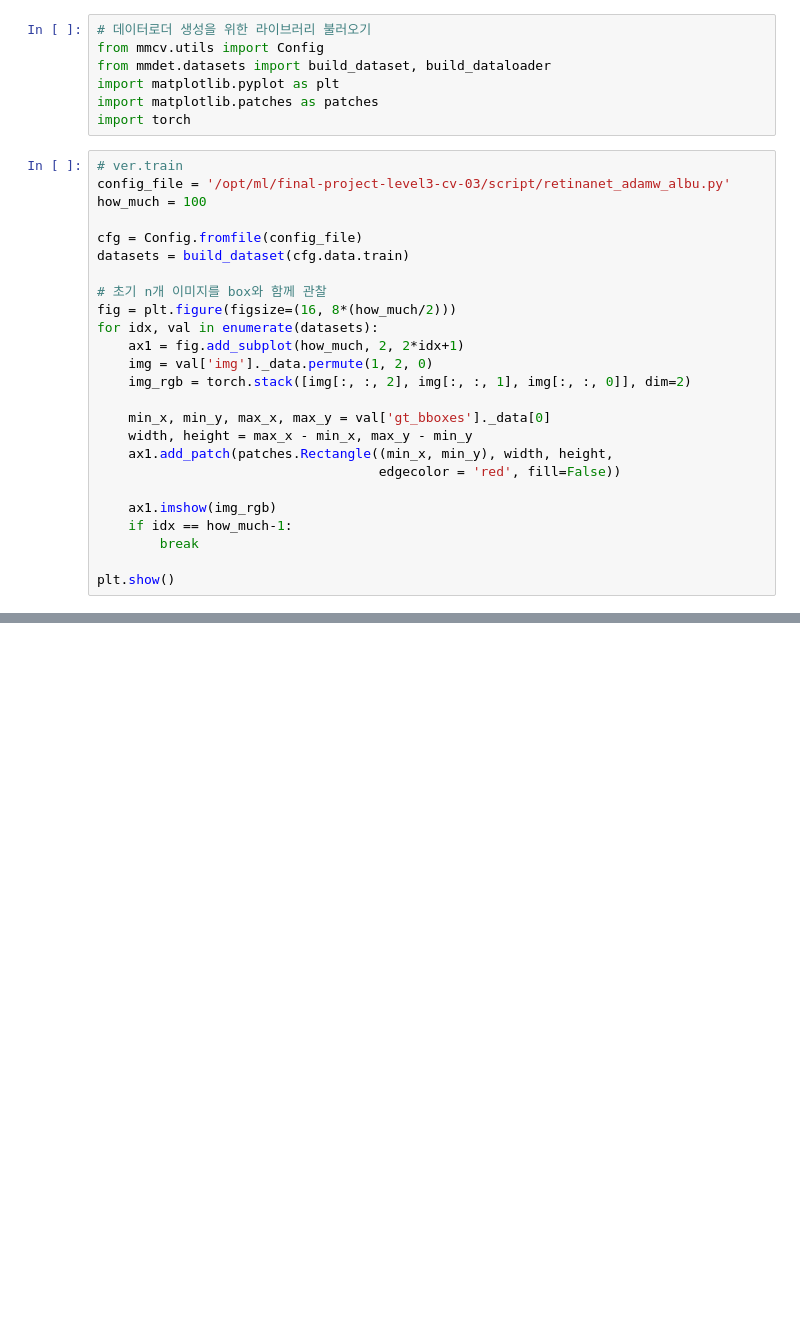
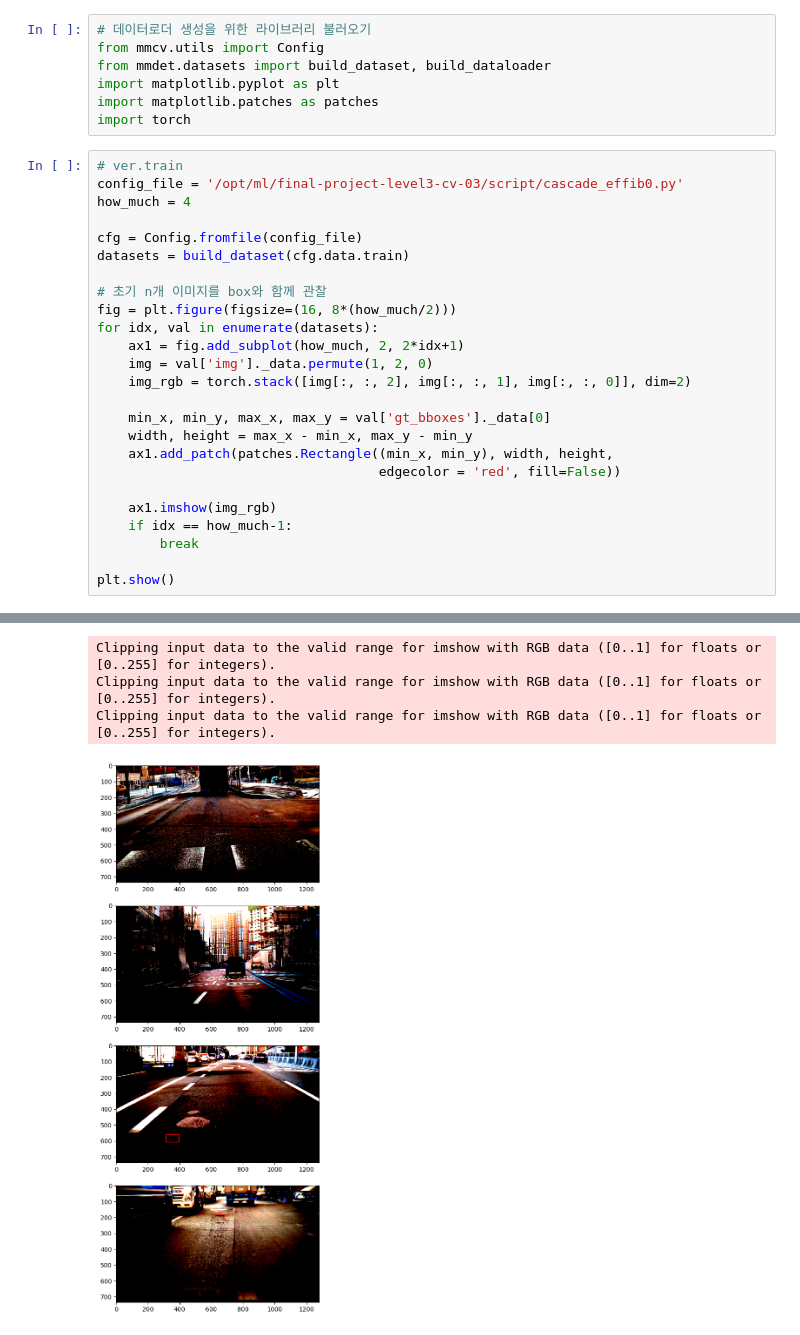
Before and after one commit to dbsgh431/final-project-level3-cv-03, a Jupyter notebook: notebook/Aug_viewer.ipynb, the cells around one changed output, grey strips where cells are left out. Saved outputs shown, nothing was run; the diff lists cells and outputs as text; blank space fills up the shorter version.

Commit message:
Cascade_Effib0

```diff
--- a/notebook/Aug_viewer.ipynb
+++ b/notebook/Aug_viewer.ipynb
@@ -7,8 +7,8 @@ import matplotlib.patches as patches
 import torch
 # %%
 # ver.train
-config_file = '/opt/ml/final-project-level3-cv-03/script/retinanet_adamw_albu.py'
-how_much = 100
+config_file = '/opt/ml/final-project-level3-cv-03/script/cascade_effib0.py'
+how_much = 4
 
 cfg = Config.fromfile(config_file)
 datasets = build_dataset(cfg.data.train)
@@ -30,3 +30,4 @@ for idx, val in enumerate(datasets):
         break
 
 plt.show()
+# %% [output]
@@ -32,0 +41,4 @@ plt.show()
+Clipping input data to the valid range for imshow with RGB data ([0..1] for floats or [0..255] for integers).
+Clipping input data to the valid range for imshow with RGB data ([0..1] for floats or [0..255] for integers).
+Clipping input data to the valid range for imshow with RGB data ([0..1] for floats or [0..255] for integers).
+[figure, added]
```
Also changed, not shown: parts of 1 cell of this notebook, 4 other files.
